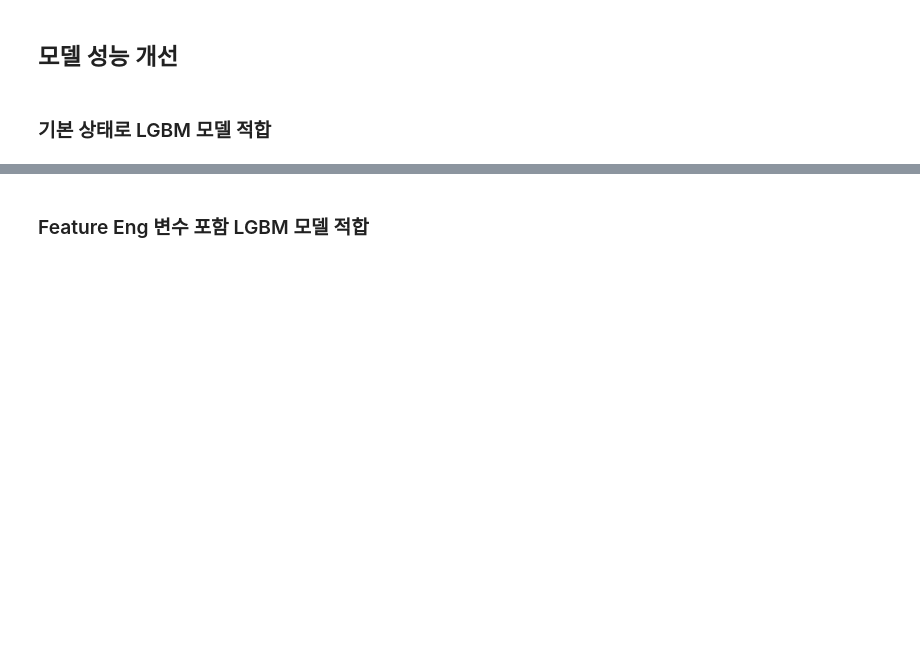
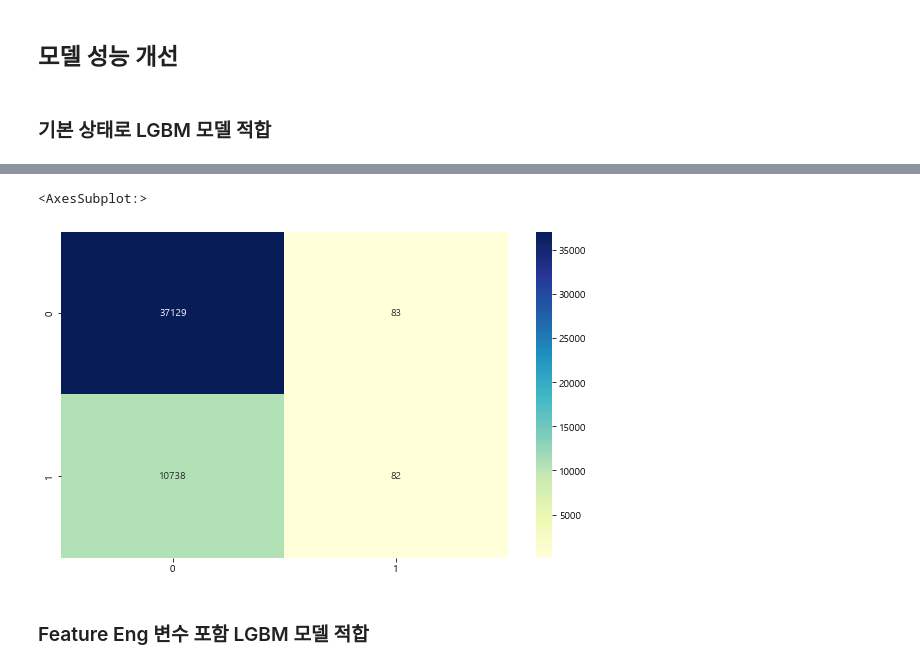
Before and after one commit to changyong93/project_Brazilian-E-Commerce-Public-Dataset-by-Olist, a Jupyter notebook: code.ipynb, the cells around one changed output, grey strips where cells are left out. Drawn from its saved outputs; the diff is of its cells as text; code cells hidden in the pictures; blank space fills up the shorter version.

```diff
--- a/code.ipynb
+++ b/code.ipynb
@@ -1807,6 +1807,13 @@ AUC : 0.503
     accuracy                           0.77     48032
    macro avg       0.64      0.50      0.44     48032
 weighted avg       0.71      0.77      0.68     48032
+# %%
+cm = confusion_matrix(y_test, y_pred)
+fig,ax = plt.subplots(figsize = (10,6))
+sns.heatmap(cm, annot=True, fmt="d", cmap='YlGnBu')
+# %% [output]
+<AxesSubplot:>
+[figure, added]
 # %% [markdown]
 ### Feature Eng 변수 포함 LGBM 모델 적합
 # %%
```
Also changed, not shown: parts of 56 cells of this notebook.
